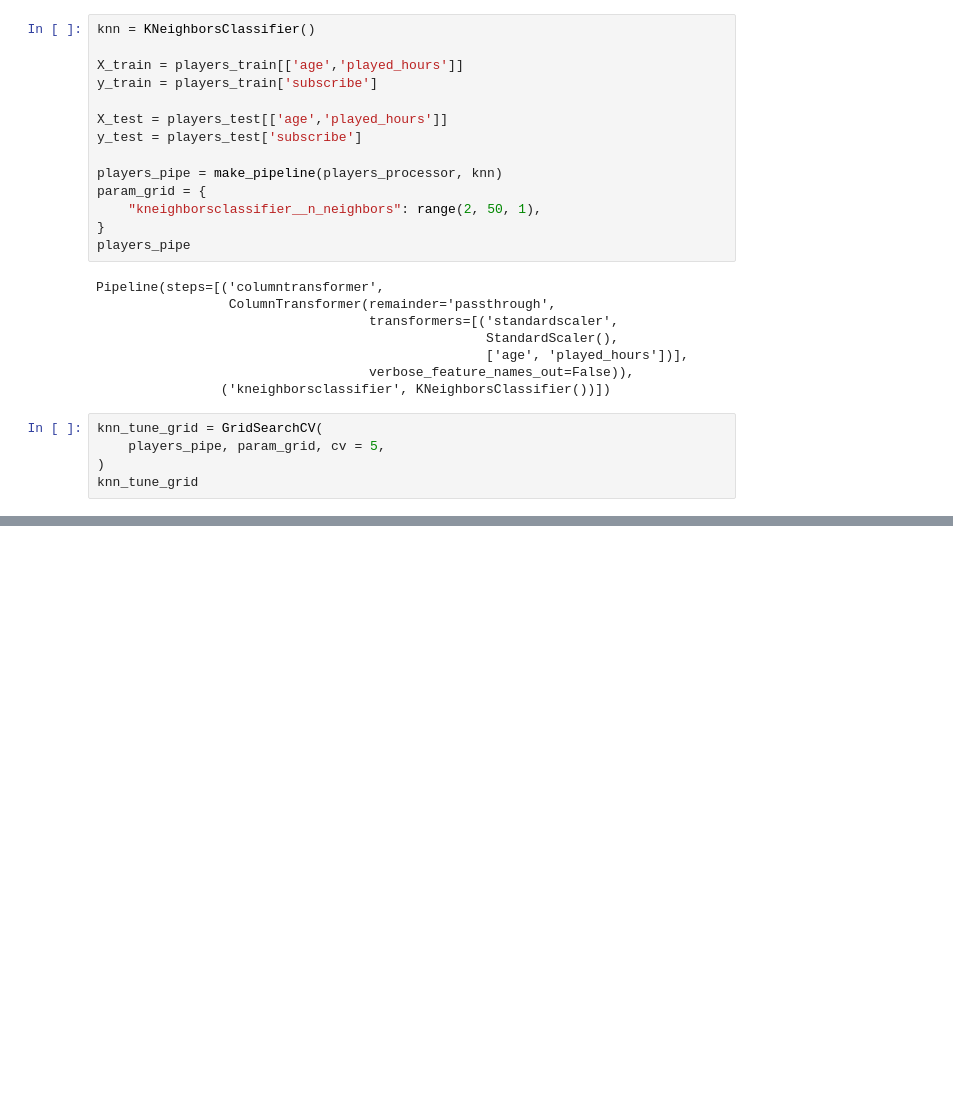
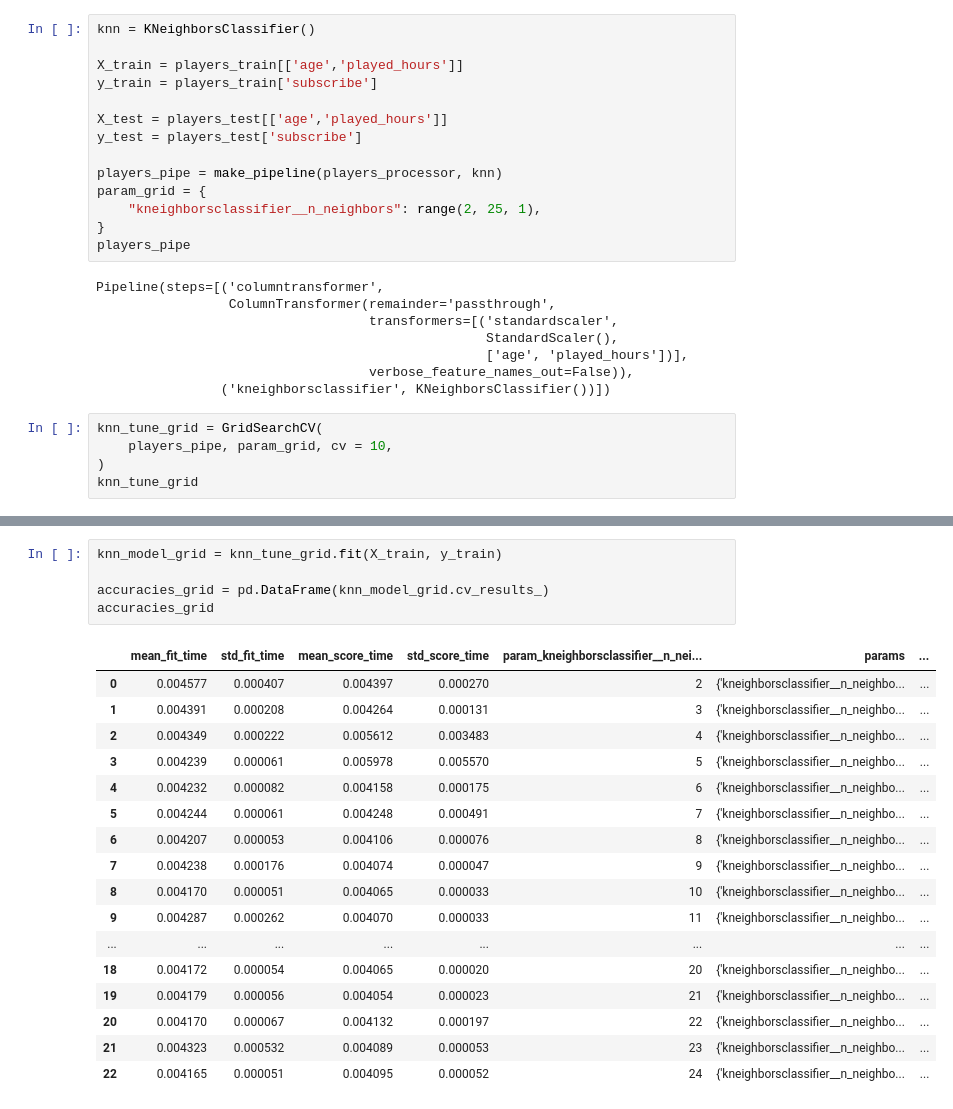
Before and after one commit to MSNia/toy_ds_project, a Jupyter notebook: Group Project/group_codes.ipynb, the cells around one changed output, grey strips where cells are left out. Cells and saved outputs as stored; diff of their text form; blank space fills up the shorter version.

```diff
--- a/Group Project/group_codes.ipynb
+++ b/Group Project/group_codes.ipynb
@@ -143,7 +143,7 @@ y_test = players_test['subscribe']
 
 players_pipe = make_pipeline(players_processor, knn)
 param_grid = {
-    "kneighborsclassifier__n_neighbors": range(2, 50, 1),
+    "kneighborsclassifier__n_neighbors": range(2, 25, 1),
 }
 players_pipe
 # %% [output]
@@ -156,7 +156,7 @@ Pipeline(steps=[('columntransformer',
                 ('kneighborsclassifier', KNeighborsClassifier())])
 # %%
 knn_tune_grid = GridSearchCV(
-    players_pipe, param_grid, cv = 5,
+    players_pipe, param_grid, cv = 10,
 )
 knn_tune_grid
 # %% [output]
@@ -173,0 +174,23 @@ GridSearchCV(cv=5,
+# %%
+knn_model_grid = knn_tune_grid.fit(X_train, y_train)
+
+accuracies_grid = pd.DataFrame(knn_model_grid.cv_results_)
+accuracies_grid
+# %% [output]
+|  | mean_fit_time | std_fit_time | mean_score_time | std_score_time | param_kneighborsclassifier__n_nei... | params | ... |
+| 0 | 0.004577 | 0.000407 | 0.004397 | 0.000270 | 2 | {'kneighborsclassifier__n_neighbo... | ... |
+| 1 | 0.004391 | 0.000208 | 0.004264 | 0.000131 | 3 | {'kneighborsclassifier__n_neighbo... | ... |
+| 2 | 0.004349 | 0.000222 | 0.005612 | 0.003483 | 4 | {'kneighborsclassifier__n_neighbo... | ... |
+| 3 | 0.004239 | 0.000061 | 0.005978 | 0.005570 | 5 | {'kneighborsclassifier__n_neighbo... | ... |
+| 4 | 0.004232 | 0.000082 | 0.004158 | 0.000175 | 6 | {'kneighborsclassifier__n_neighbo... | ... |
+| 5 | 0.004244 | 0.000061 | 0.004248 | 0.000491 | 7 | {'kneighborsclassifier__n_neighbo... | ... |
+| 6 | 0.004207 | 0.000053 | 0.004106 | 0.000076 | 8 | {'kneighborsclassifier__n_neighbo... | ... |
+| 7 | 0.004238 | 0.000176 | 0.004074 | 0.000047 | 9 | {'kneighborsclassifier__n_neighbo... | ... |
+| 8 | 0.004170 | 0.000051 | 0.004065 | 0.000033 | 10 | {'kneighborsclassifier__n_neighbo... | ... |
+| 9 | 0.004287 | 0.000262 | 0.004070 | 0.000033 | 11 | {'kneighborsclassifier__n_neighbo... | ... |
+| ... | ... | ... | ... | ... | ... | ... | ... |
+| 18 | 0.004172 | 0.000054 | 0.004065 | 0.000020 | 20 | {'kneighborsclassifier__n_neighbo... | ... |
+| 19 | 0.004179 | 0.000056 | 0.004054 | 0.000023 | 21 | {'kneighborsclassifier__n_neighbo... | ... |
+| 20 | 0.004170 | 0.000067 | 0.004132 | 0.000197 | 22 | {'kneighborsclassifier__n_neighbo... | ... |
+| 21 | 0.004323 | 0.000532 | 0.004089 | 0.000053 | 23 | {'kneighborsclassifier__n_neighbo... | ... |
+| 22 | 0.004165 | 0.000051 | 0.004095 | 0.000052 | 24 | {'kneighborsclassifier__n_neighbo... | ... |
```
Also changed, not shown: parts of 2 cells of this notebook.
